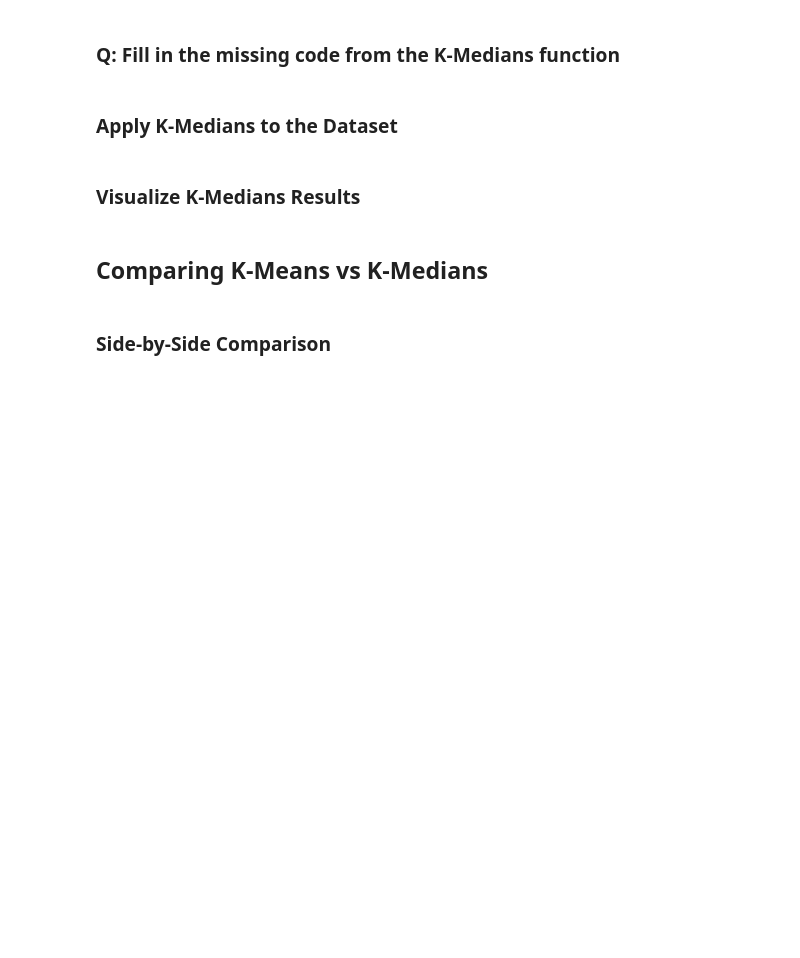
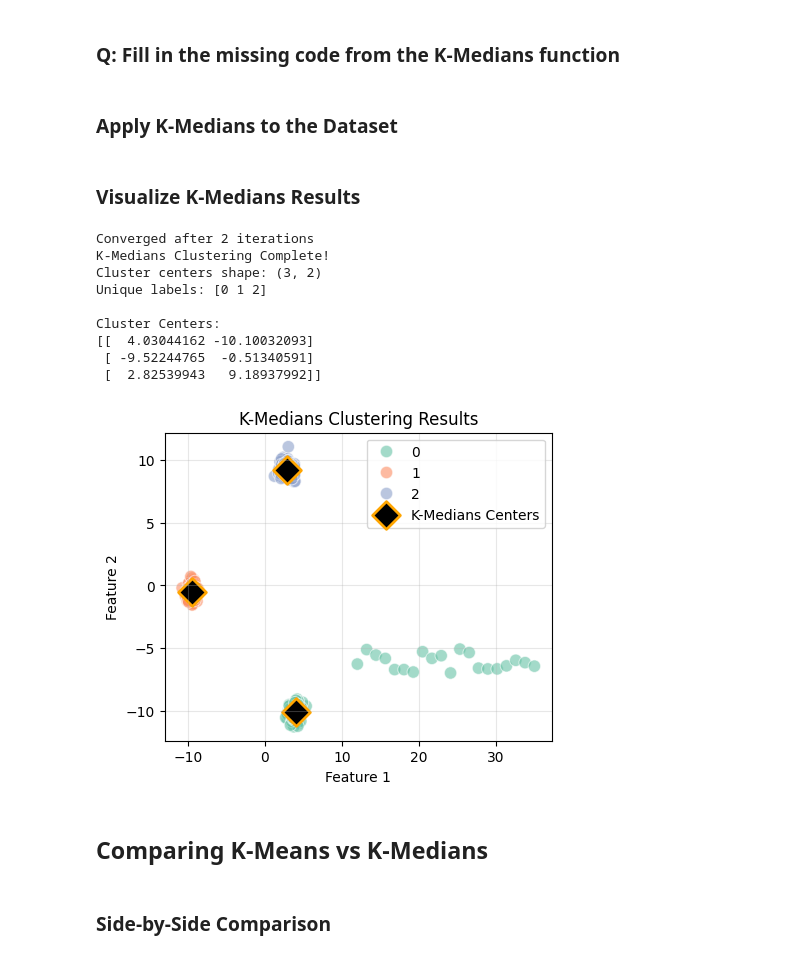
Before and after one commit to AK-256/bwsi-comp-problem-solving, a Jupyter notebook: mod6_unsupervised_learning/2_more_centroid_clustering.ipynb, the cells around one changed output. Saved outputs shown, nothing was run; the diff lists cells and outputs as text; code cells hidden in the pictures; blank space fills up the shorter version.

```diff
--- a/mod6_unsupervised_learning/2_more_centroid_clustering.ipynb
+++ b/mod6_unsupervised_learning/2_more_centroid_clustering.ipynb
@@ -100,41 +103,31 @@ The median of a cluster is calculated by collecting all points assigned to a clu
 ### Q: Fill in the missing code from the K-Medians function
 # %%
 def KMedians(X, n_clusters=3, max_iters=100, random_state=None):
-    """
-    Implement K-Medians clustering algorithm.
-    """
+    """Implement K-Medians clustering algorithm."""
     if random_state is not None:
         np.random.seed(random_state)
 
     n_samples, n_features = X.shape
 
-    # Initialize centers randomly by selecting n_clusters random points from X
     random_indices = np.random.choice(n_samples, n_clusters, replace=False)
     centers = X[random_indices].copy()
 
     for iteration in range(max_iters):
-        # Assign each point to the nearest center
         labels = np.zeros(n_samples, dtype=int)
 
         for i in range(n_samples):
-            # Calculate distance from point i to each center
-            distances = np.array([ YOUR ANSWER HERE for center in centers])
-            # Assign label as the index of the closest center
+            distances = np.array([np.sum(np.abs(X[i] - center))
+                                  for center in centers])
             labels[i] = np.argmin(distances)
 
-        # Store old centers to check for convergence
         old_centers = centers.copy()
 
-        # Update centers to be the median of points in each cluster
         for k in range(n_clusters):
-            # Get all points assigned to cluster k
-            cluster_points = YOUR ANSWER HERE
+            cluster_points = X[labels == k]
 
             if len(cluster_points) > 0:
-                # Calculate median for each dimension
-                centers[k] = YOUR ANSWER HERE
+                centers[k] = np.median(cluster_points, axis=0)
 
-        # Check for convergence
         if np.allclose(old_centers, centers):
             print(f"Converged after {iteration + 1} iterations")
             break
@@ -154,20 +147,34 @@ print(f"\nCluster Centers:\n{kmedians_centers}")
 # %% [markdown]
 ### Visualize K-Medians Results
 # %%
-plt.figure(figsize=(5,4))
-# Scatter plot colored by cluster labels
+kmedians_labels, kmedians_centers = KMedians(X, n_clusters=3, random_state=57)
+
+print("K-Medians Clustering Complete!")
+print(f"Cluster centers shape: {kmedians_centers.shape}")
+print(f"Unique labels: {np.unique(kmedians_labels)}")
+print(f"\nCluster Centers:\n{kmedians_centers}")
+
+plt.figure(figsize=(5, 4))
 sns.scatterplot(x=X[:, 0], y=X[:, 1], hue=kmedians_labels,
-               palette='Set2', s=80, alpha=0.6)
-# Plot cluster centers
+                palette='Set2', s=80, alpha=0.6)
 plt.scatter(kmedians_centers[:, 0], kmedians_centers[:, 1],
-           c='black', marker='D', s=200, edgecolors='orange',
-           linewidths=2, label='K-Medians Centers')
-plt.xlabel('Feature 1')
-plt.ylabel('Feature 2')
+            c='black', marker='D', s=200, edgecolors='orange',
+            linewidths=2, label='K-Medians Centers')
+plt.xlabel('Feature 1'); plt.ylabel('Feature 2')
 plt.title('K-Medians Clustering Results')
-plt.legend()
-plt.grid(True, alpha=0.3)
+plt.legend(); plt.grid(True, alpha=0.3)
 plt.show()
+# %% [output]
+Converged after 2 iterations
+K-Medians Clustering Complete!
+Cluster centers shape: (3, 2)
+Unique labels: [0 1 2]
+
+Cluster Centers:
+[[  4.03044162 -10.10032093]
+ [ -9.52244765  -0.51340591]
+ [  2.82539943   9.18937992]]
+[figure, added]
 # %% [markdown]
 ## Comparing K-Means vs K-Medians
 # %% [markdown]
```
Also changed, not shown: parts of 15 cells of this notebook, 1 other file.
